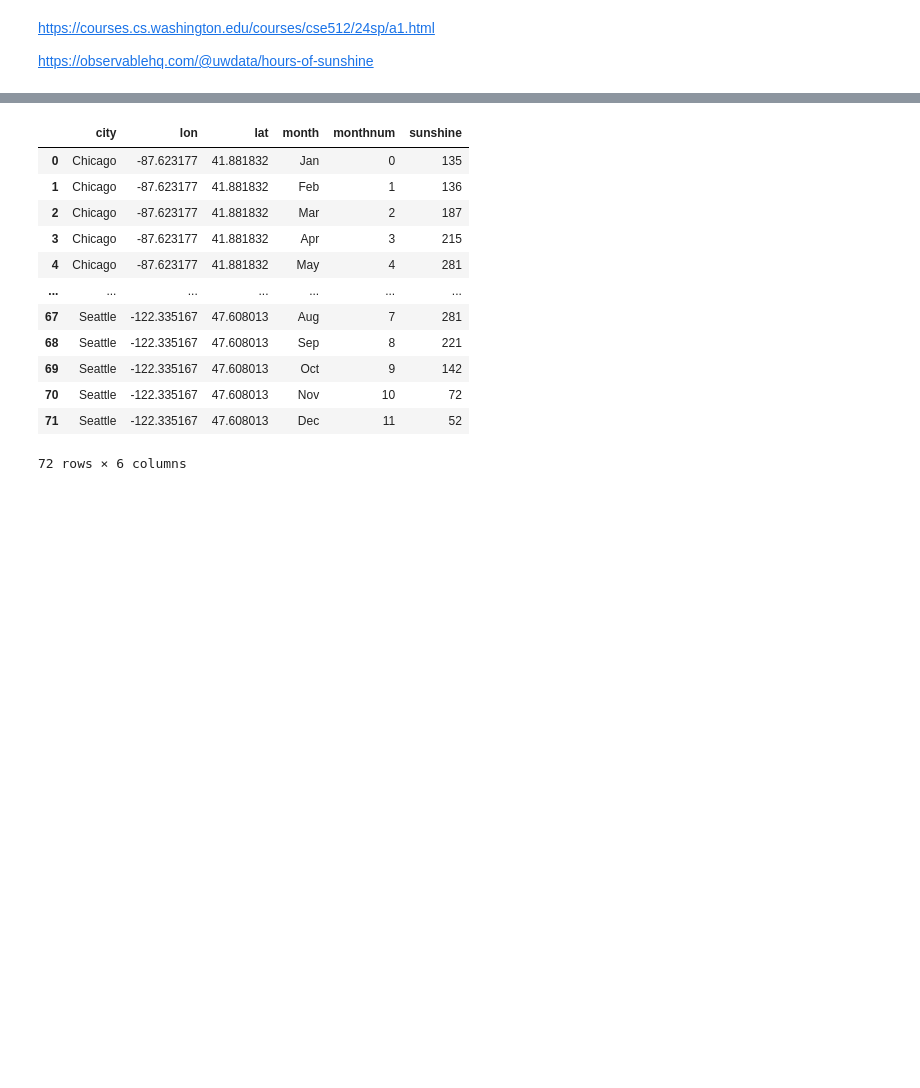
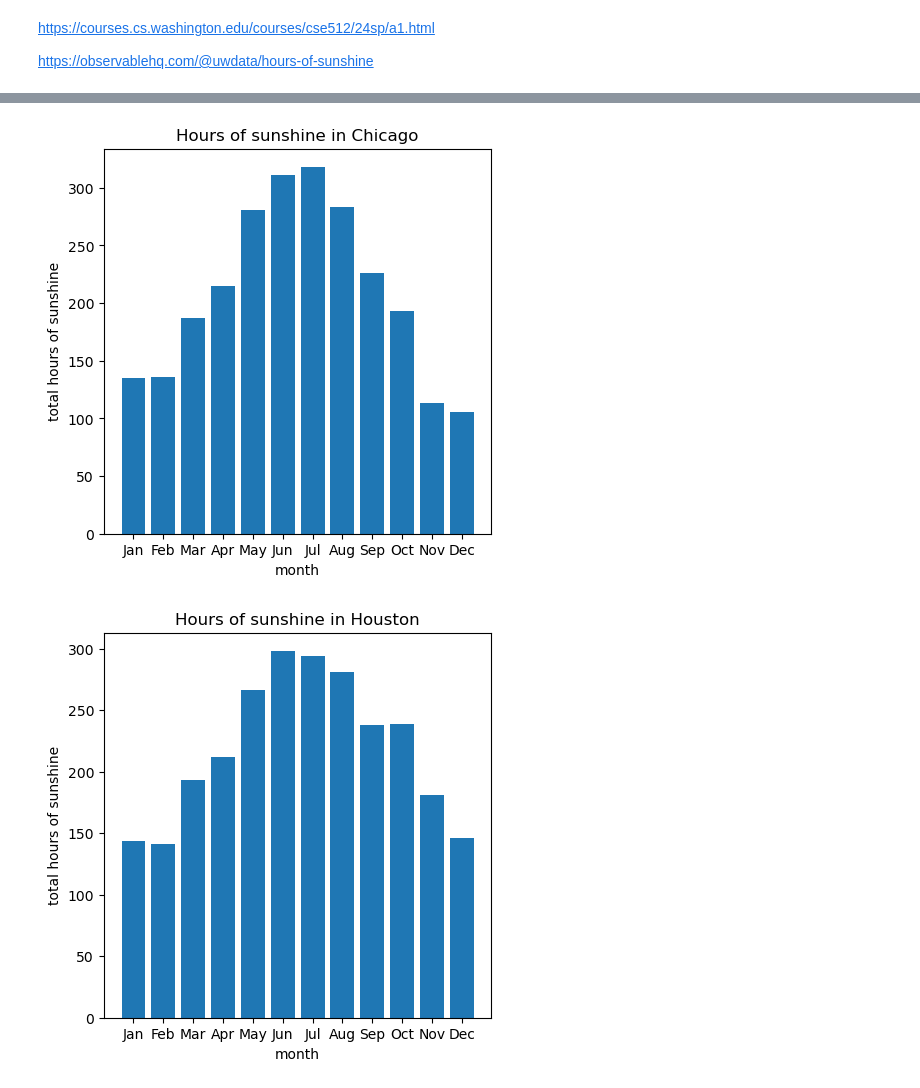
Before and after one commit to egagli/cse512_data_visualization, a Jupyter notebook: assignments/1/assignment1.ipynb, the cells around one changed output, grey strips where cells are left out. Saved outputs shown, nothing was run; the diff lists cells and outputs as text; code cells hidden in the pictures; blank space fills up the shorter version.

Commit message:
plotting

```diff
--- a/assignments/1/assignment1.ipynb
+++ b/assignments/1/assignment1.ipynb
@@ -6,0 +12,2 @@ https://observablehq.com/@uwdata/hours-of-sunshine
+# %%
+sunshine_df = pd.read_csv('sunshine.csv')
@@ -6,0 +16,4 @@ https://observablehq.com/@uwdata/hours-of-sunshine
+# %%
+f,ax=plt.subplots()
+sunshine_gdf.plot(ax=ax)
+ctx.add_basemap(ax, crs=sunshine_gdf.crs,source=ctx.providers.OpenStreetMap.Mapnik)
@@ -9,16 +48,0 @@ import pandas as pd
-# %%
-pd.read_csv('sunshine.csv')
-# %% [output]
-|  | city | lon | lat | month | monthnum | sunshine |
-| 0 | Chicago | -87.623177 | 41.881832 | Jan | 0 | 135 |
-| 1 | Chicago | -87.623177 | 41.881832 | Feb | 1 | 136 |
-| 2 | Chicago | -87.623177 | 41.881832 | Mar | 2 | 187 |
-| 3 | Chicago | -87.623177 | 41.881832 | Apr | 3 | 215 |
-| 4 | Chicago | -87.623177 | 41.881832 | May | 4 | 281 |
-| ... | ... | ... | ... | ... | ... | ... |
-| 67 | Seattle | -122.335167 | 47.608013 | Aug | 7 | 281 |
-| 68 | Seattle | -122.335167 | 47.608013 | Sep | 8 | 221 |
-| 69 | Seattle | -122.335167 | 47.608013 | Oct | 9 | 142 |
-| 70 | Seattle | -122.335167 | 47.608013 | Nov | 10 | 72 |
-| 71 | Seattle | -122.335167 | 47.608013 | Dec | 11 | 52 |
-72 rows × 6 columns
@@ -24,0 +52,10 @@ pd.read_csv('sunshine.csv')
+# %%
+for city, city_data in sunshine_df.groupby('city'):
+    plt.figure(figsize=(5,5))
+    plt.bar(city_data['month'],city_data['sunshine'])
+    plt.xlabel('month')
+    plt.ylabel('total hours of sunshine')
+    plt.title(f'Hours of sunshine in {city}')
+# %% [output]
+[figure, added]
+[figure, added]
```
Also changed, not shown: parts of 7 cells of this notebook.
